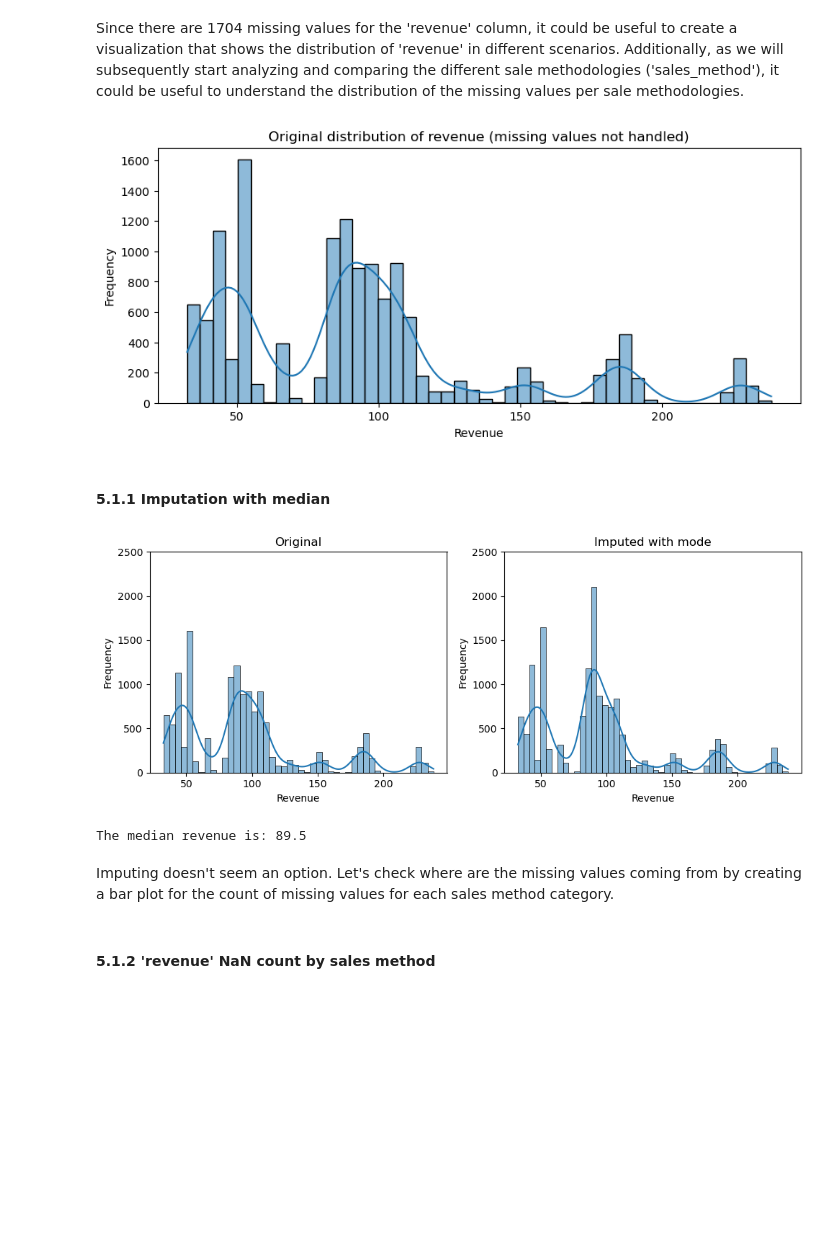
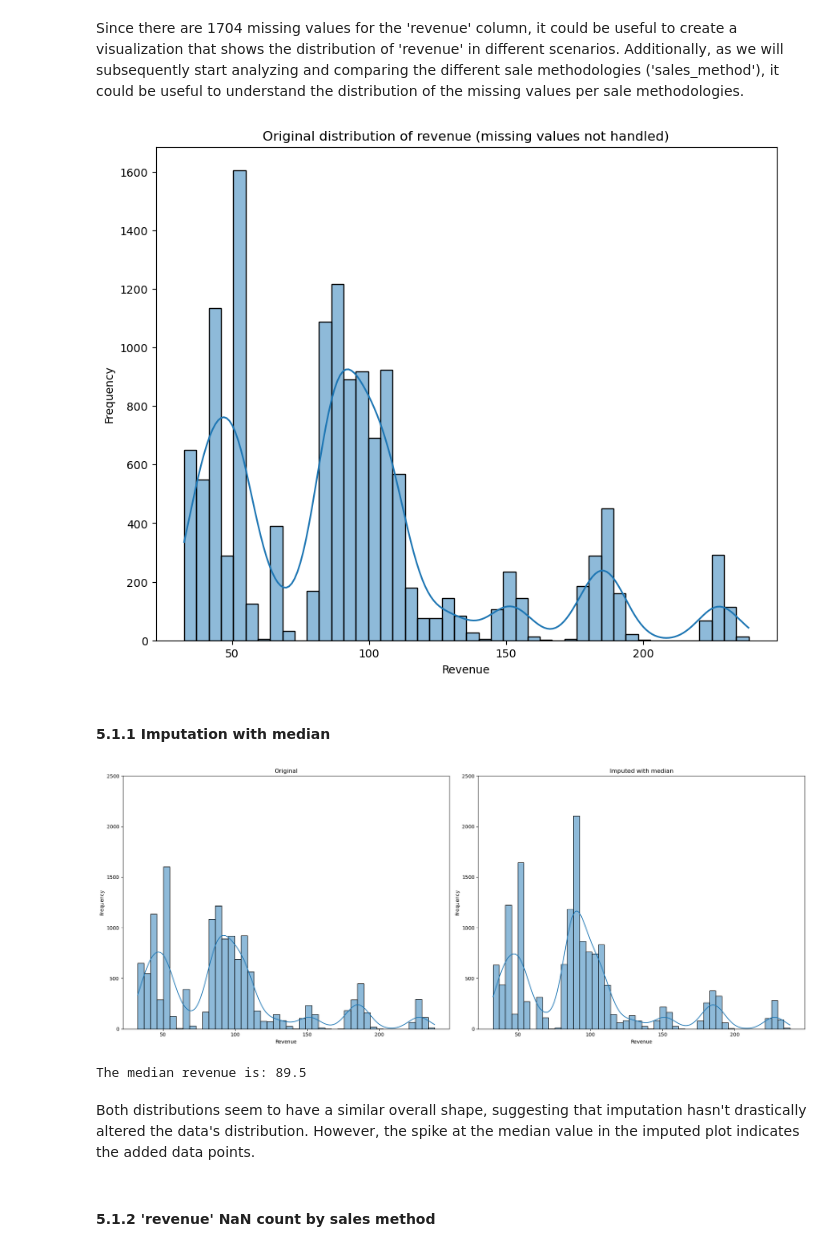
Before and after one commit to mikjf/datacamp_data_analyst_professional_python, a Jupyter notebook: exam_product_sales_analysis.ipynb, the cells around one changed output. Cells and saved outputs as stored; diff of their text form; code cells hidden in the pictures; blank space fills up the shorter version.

```diff
--- a/exam_product_sales_analysis.ipynb
+++ b/exam_product_sales_analysis.ipynb
@@ -520,14 +520,14 @@ consistent_format, states_not_in_list
 Since there are 1704 missing values for the 'revenue' column, it could be useful to create a visualization that shows the distribution of 'revenue' in different scenarios. Additionally, as we will subsequently start analyzing and comparing the different sale methodologies ('sales_method'), it could be useful to understand the distribution of the missing values per sale methodologies.
 # %%
 # original distribution disregarding null values
-plt.figure(figsize=(10, 4))
+plt.figure(figsize=(10, 8))
 sns.histplot(data['revenue'], kde=True)
 plt.title('Original distribution of revenue (missing values not handled)')
 plt.xlabel('Revenue')
 plt.ylabel('Frequency')
 plt.show()
 # %% [output]
-[figure, old version]
+[figure, new version]
 # %% [markdown]
 #### 5.1.1 Imputation with median
 # %%
@@ -537,7 +537,7 @@ plt.show()
 median_revenue = data['revenue'].median()
 
 # create plot with multiple subplots
-plt.figure(figsize=(10, 4))
+plt.figure(figsize=(20, 8))
 
 # original distribution disregarding null values
 plt.subplot(1, 2, 1)
@@ -551,7 +551,7 @@ plt.ylim(0, 2500)
 revenue_imputed_median = data['revenue'].fillna(median_revenue)
 plt.subplot(1, 2, 2)
 sns.histplot(revenue_imputed_median, kde=True)
-plt.title('Imputed with mode')
+plt.title('Imputed with median')
 plt.xlabel('Revenue')
 plt.ylabel('Frequency')
 plt.ylim(0, 2500)
@@ -563,10 +563,10 @@ plt.show()
 # print median revenue
 print('The median revenue is: ' + str(median_revenue))
 # %% [output]
-[figure, old version]
+[figure, new version]
 The median revenue is: 89.5
 # %% [markdown]
-Imputing doesn't seem an option. Let's check where are the missing values coming from by creating a bar plot for the count of missing values for each sales method category.
+Both distributions seem to have a similar overall shape, suggesting that imputation hasn't drastically altered the data's distribution. However, the spike at the median value in the imputed plot indicates the added data points.
 # %% [markdown]
 #### 5.1.2 'revenue' NaN count by sales method
 # %%
```
Also changed, not shown: parts of 24 cells of this notebook.
